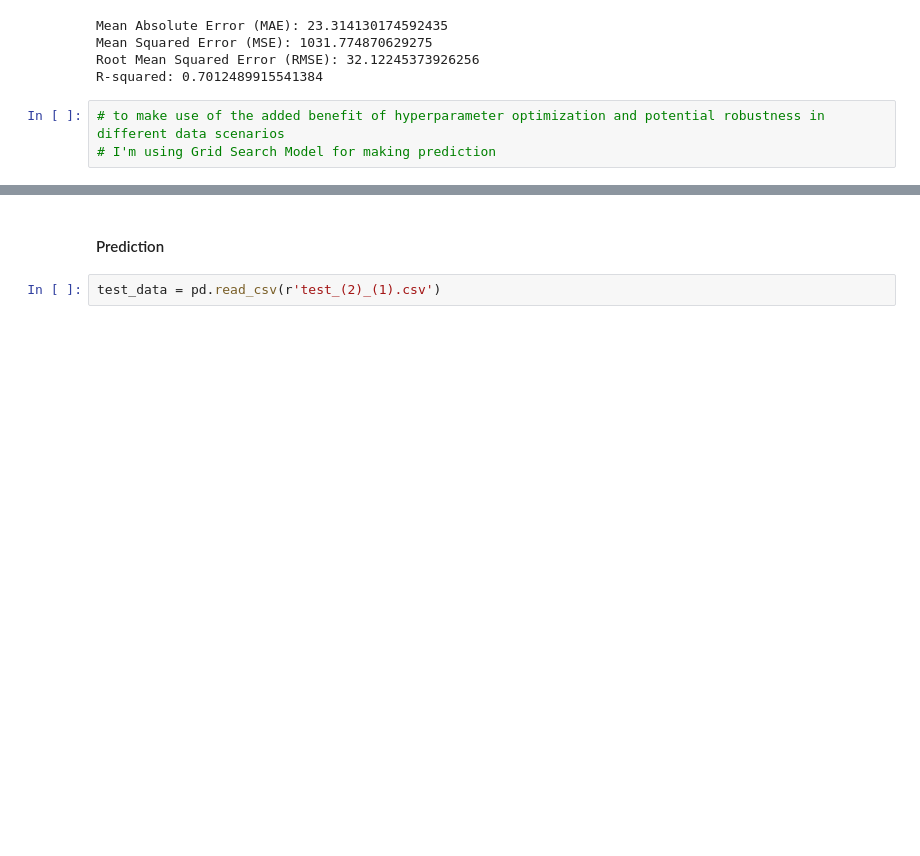
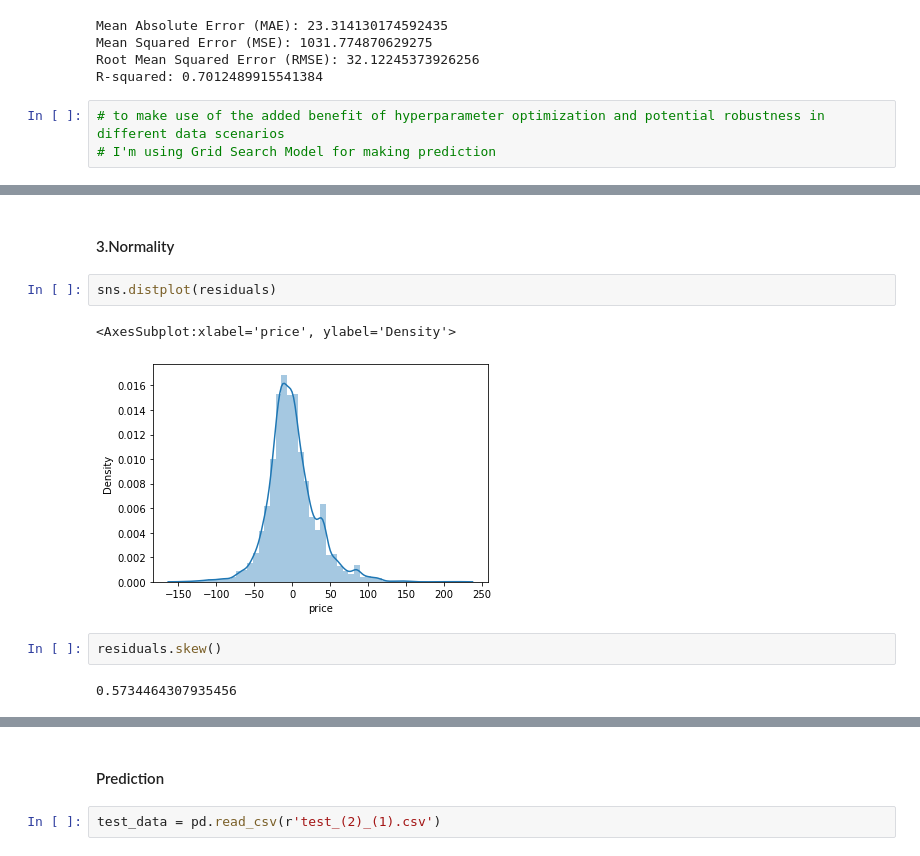
Before and after one commit to Yshaswini/Bangalore_houseprice_prediction, a Jupyter notebook: House_Prediction_LinearReg.ipynb, the cells around one changed output, grey strips where cells are left out. Saved outputs shown, nothing was run; the diff lists cells and outputs as text; blank space fills up the shorter version.

```diff
--- a/House_Prediction_LinearReg.ipynb
+++ b/House_Prediction_LinearReg.ipynb
@@ -481,0 +593,11 @@ R-squared: 0.7012489915541384
+# %% [markdown]
+#### 3.Normality
+# %%
+sns.distplot(residuals)
+# %% [output]
+<AxesSubplot:xlabel='price', ylabel='Density'>
+[figure, added]
+# %%
+residuals.skew()
+# %% [output]
+0.5734464307935456
```
Also changed, not shown: parts of 19 cells of this notebook.
